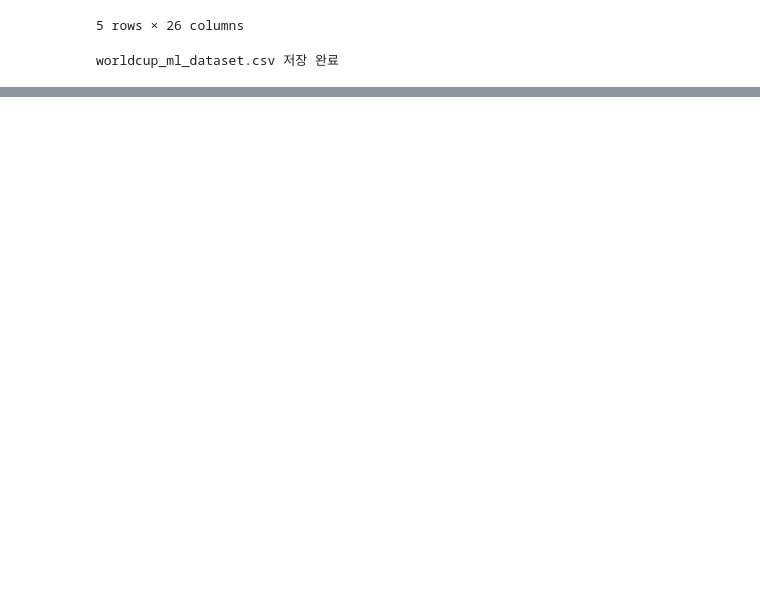
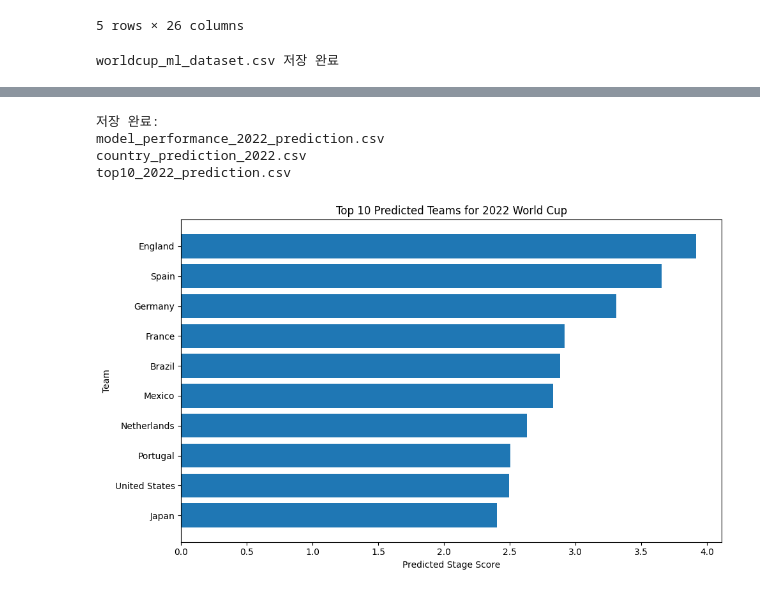
Before and after one commit to seop-byte/worldcup-2026-winner-prediction, a Jupyter notebook: worldcup_2026_prediction.ipynb, the cells around one changed output, grey strips where cells are left out. Drawn from its saved outputs; the diff is of its cells as text; code cells hidden in the pictures; blank space fills up the shorter version.

```diff
--- a/worldcup_2026_prediction.ipynb
+++ b/worldcup_2026_prediction.ipynb
@@ -1010,0 +1326,32 @@ worldcup_ml_dataset.csv 저장 완료
+# %%
+# 가장 RMSE가 낮은 모델 선택
+best_2022_model_name = results_2022_df.iloc[0]["model"]
+best_2022_model = models_2022[best_2022_model_name]
+
+# 2022 예측
+pred_2022 = best_2022_model.predict(X_test_2022)
+
+prediction_2022 = test_2022[[
+    "world_cup_year",
+    "team",
+    "stage_name",
+    "stage_score",
+    "points_per_match",
+    "weighted_points_per_match",
+    "avg_opponent_strength",
+    "best11_market_value",
+    "avg_best11_market_value"
+]].copy()
+
+prediction_2022["predicted_stage_score"] = pred_2022
+prediction_2022["predicted_stage_score_rounded"] = np.round(pred_2022).clip(0, 5)
+
+prediction_2022["predicted_rank"] = prediction_2022["predicted_stage_score"].rank(
+    ascending=False,
+    method="first"
+).astype(int)
+
+prediction_2022 = prediction_2022.sort_values("predicted_stage_score", ascending=False)
+
+print("Best model for 2022 prediction:", best_2022_model_name)
+display(prediction_2022)
@@ -1010,0 +1403,28 @@ worldcup_ml_dataset.csv 저장 완료
+# %%
+results_2022_df.to_csv("model_performance_2022_prediction.csv", index=False)
+prediction_2022.to_csv("country_prediction_2022.csv", index=False)
+top10_2022.to_csv("top10_2022_prediction.csv", index=False)
+
+print("저장 완료:")
+print("model_performance_2022_prediction.csv")
+print("country_prediction_2022.csv")
+print("top10_2022_prediction.csv")
+# %% [output]
+저장 완료:
+model_performance_2022_prediction.csv
+country_prediction_2022.csv
+top10_2022_prediction.csv
+# %%
+import matplotlib.pyplot as plt
+
+plot_data = prediction_2022.head(10).sort_values("predicted_stage_score")
+
+plt.figure(figsize=(10, 6))
+plt.barh(plot_data["team"], plot_data["predicted_stage_score"])
+plt.xlabel("Predicted Stage Score")
+plt.ylabel("Team")
+plt.title("Top 10 Predicted Teams for 2022 World Cup")
+plt.tight_layout()
+plt.show()
+# %% [output]
+[figure, added]
```
Also changed, not shown: parts of 17 cells of this notebook.
